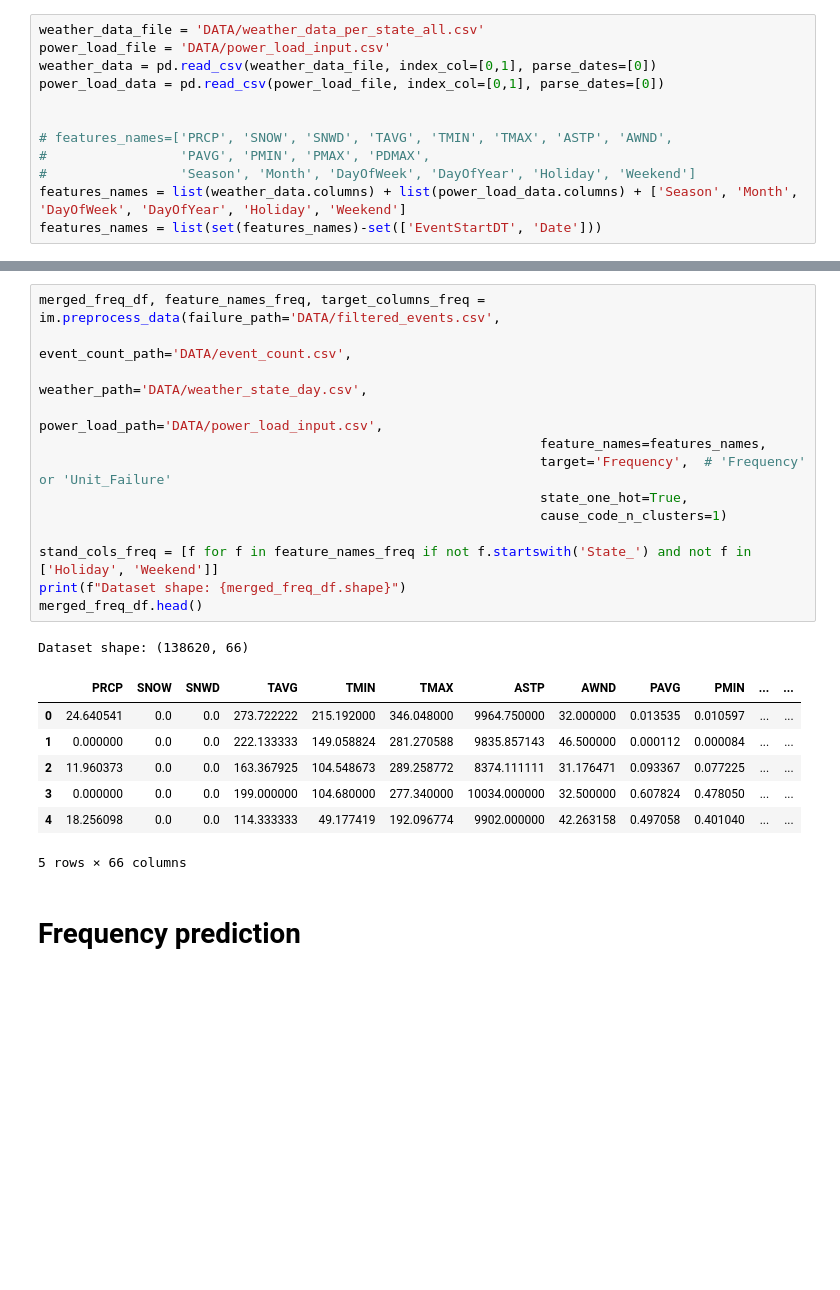
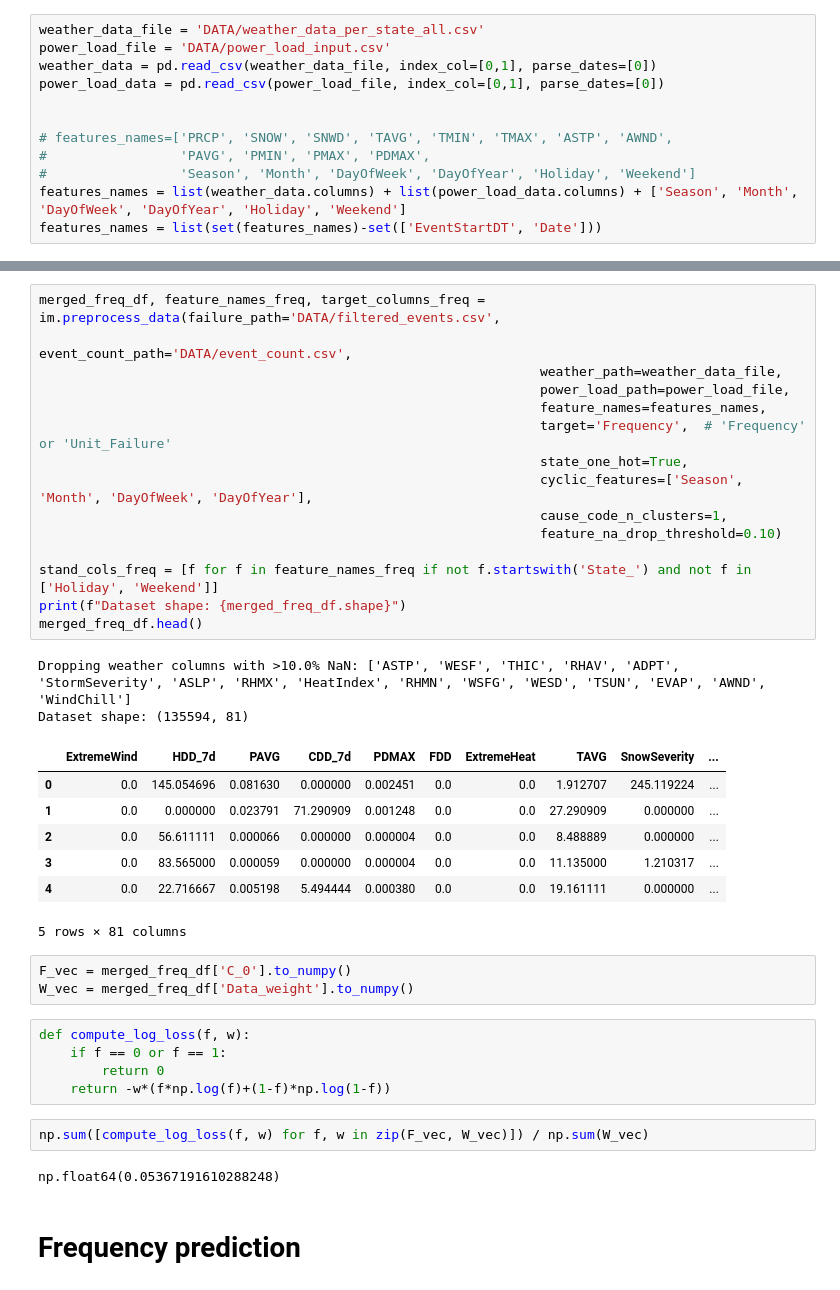
Before and after one commit to malo-lahogue/Generator-outage-probability, a Jupyter notebook: Notebooks/inference.ipynb, the cells around one changed output, grey strips where cells are left out. Cells and saved outputs as stored; diff of their text form; blank space fills up the shorter version.

```diff
--- a/inferenceV2.ipynb
+++ b/Notebooks/inference.ipynb
@@ -121,25 +118,40 @@ KeyboardInterrupt:
 # %%
 merged_freq_df, feature_names_freq, target_columns_freq = im.preprocess_data(failure_path='DATA/filtered_events.csv',
                                                                 event_count_path='DATA/event_count.csv',
-                                                                weather_path='DATA/weather_state_day.csv',
-                                                                power_load_path='DATA/power_load_input.csv',
+                                                                weather_path=weather_data_file,
+                                                                power_load_path=power_load_file,
                                                                 feature_names=features_names,
                                                                 target='Frequency',  # 'Frequency' or 'Unit_Failure'
                                                                 state_one_hot=True,
-                                                                cause_code_n_clusters=1)
+                                                                cyclic_features=['Season', 'Month', 'DayOfWeek', 'DayOfYear'],
+                                                                cause_code_n_clusters=1,
+                                                                feature_na_drop_threshold=0.10)
 
 stand_cols_freq = [f for f in feature_names_freq if not f.startswith('State_') and not f in ['Holiday', 'Weekend']]
 print(f"Dataset shape: {merged_freq_df.shape}")
 merged_freq_df.head()
 # %% [output]
-Dataset shape: (138620, 66)
+Dropping weather columns with >10.0% NaN: ['ASTP', 'WESF', 'THIC', 'RHAV', 'ADPT', 'StormSeverity', 'ASLP', 'RHMX', 'HeatIndex', 'RHMN', 'WSFG', 'WESD', 'TSUN', 'EVAP', 'AWND', 'WindChill']
+Dataset shape: (135594, 81)
-|  | PRCP | SNOW | SNWD | TAVG | TMIN | TMAX | ASTP | AWND | PAVG | PMIN | ... | ... |
-| 0 | 24.640541 | 0.0 | 0.0 | 273.722222 | 215.192000 | 346.048000 | 9964.750000 | 32.000000 | 0.013535 | 0.010597 | ... | ... |
-| 1 | 0.000000 | 0.0 | 0.0 | 222.133333 | 149.058824 | 281.270588 | 9835.857143 | 46.500000 | 0.000112 | 0.000084 | ... | ... |
-| 2 | 11.960373 | 0.0 | 0.0 | 163.367925 | 104.548673 | 289.258772 | 8374.111111 | 31.176471 | 0.093367 | 0.077225 | ... | ... |
-| 3 | 0.000000 | 0.0 | 0.0 | 199.000000 | 104.680000 | 277.340000 | 10034.000000 | 32.500000 | 0.607824 | 0.478050 | ... | ... |
-| 4 | 18.256098 | 0.0 | 0.0 | 114.333333 | 49.177419 | 192.096774 | 9902.000000 | 42.263158 | 0.497058 | 0.401040 | ... | ... |
+|  | ExtremeWind | HDD_7d | PAVG | CDD_7d | PDMAX | FDD | ExtremeHeat | TAVG | SnowSeverity | ... |
+| 0 | 0.0 | 145.054696 | 0.081630 | 0.000000 | 0.002451 | 0.0 | 0.0 | 1.912707 | 245.119224 | ... |
+| 1 | 0.0 | 0.000000 | 0.023791 | 71.290909 | 0.001248 | 0.0 | 0.0 | 27.290909 | 0.000000 | ... |
+| 2 | 0.0 | 56.611111 | 0.000066 | 0.000000 | 0.000004 | 0.0 | 0.0 | 8.488889 | 0.000000 | ... |
+| 3 | 0.0 | 83.565000 | 0.000059 | 0.000000 | 0.000004 | 0.0 | 0.0 | 11.135000 | 1.210317 | ... |
+| 4 | 0.0 | 22.716667 | 0.005198 | 5.494444 | 0.000380 | 0.0 | 0.0 | 19.161111 | 0.000000 | ... |
-5 rows × 66 columns
+5 rows × 81 columns
+# %%
+F_vec = merged_freq_df['C_0'].to_numpy()
+W_vec = merged_freq_df['Data_weight'].to_numpy()
+# %%
+def compute_log_loss(f, w):
+    if f == 0 or f == 1:
+        return 0
+    return -w*(f*np.log(f)+(1-f)*np.log(1-f))
+# %%
+np.sum([compute_log_loss(f, w) for f, w in zip(F_vec, W_vec)]) / np.sum(W_vec)
+# %% [output]
+np.float64(0.05367191610288248)
 # %% [markdown]
 # Frequency prediction
 # %% [markdown]
```
Also changed, not shown: parts of 2 cells of this notebook, 8 other files.
